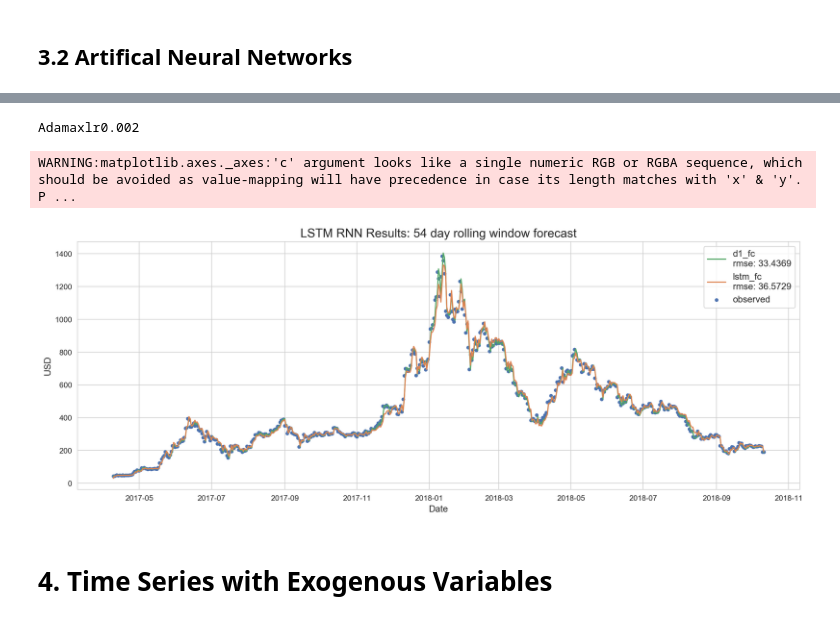
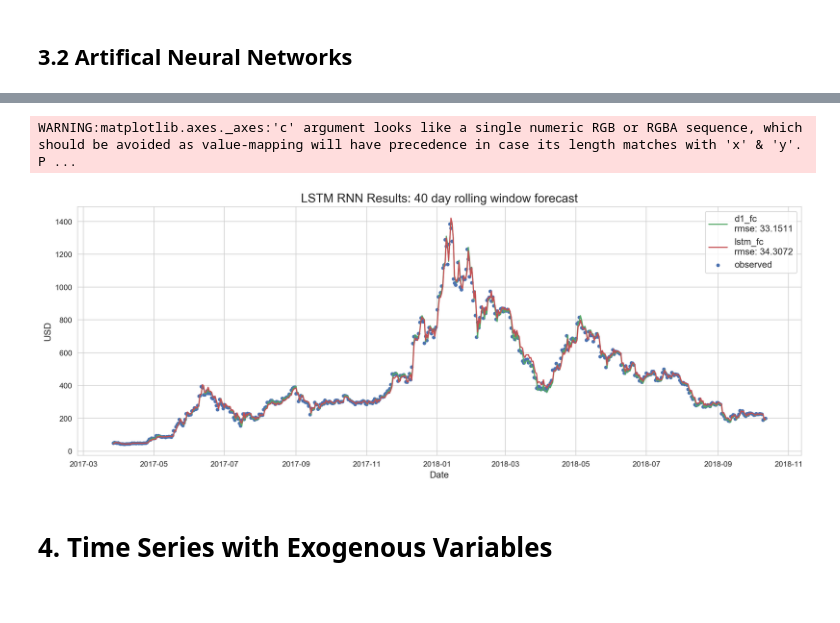
Before and after one commit to brianmcguckin/thinkful_final_capstone, a Jupyter notebook: Ethereum Time Series Analysis.ipynb, the cells around one changed output, grey strips where cells are left out. Drawn from its saved outputs; the diff is of its cells as text; code cells hidden in the pictures.

Commit message:
update lstm tunes

```diff
--- a/Ethereum Time Series Analysis.ipynb
+++ b/Ethereum Time Series Analysis.ipynb
@@ -486,10 +487,11 @@ pt_diffs mean = 54.30
 # %%
-window = 54
+window = 40
 # %% [markdown]
 ### 2.2.3 Stationarity
 # %%
 # reset time series using first significant changepoint
-ts = ts[break_points[0]:]
+ts = pd.DataFrame(raw.eth_close[break_points[0]:].copy())
+
 # first order difference
 ts['diff1'] = diff(ts.eth_close, k_diff=1)
 
@@ -512,9 +514,9 @@ plt.plot(
 #    label='eth diff1, {} day rolling std dev'.format(window),
 #    color=colors[1]
 #)
-plt.title('Ethereum Price, 1st Order Difference')
-plt.ylabel('USD')
-plt.xlabel('Date')
+plt.title('Ethereum Price, 1st Order Difference', size=title_fontsize)
+plt.ylabel('USD', size=ax_fontsize)
+plt.xlabel('Date', size=ax_fontsize)
 plt.legend(loc='upper left')
 plt.show()
 
@@ -920,30 +946,0 @@ Adamaxlr0.002
-# %%
-optimizer = 'Adamax'
-learning_rates = [0.001, 0.0015, 0.0025, 0.003, 0.0035]
-
-for lr in learning_rates:
-    print("{} {}".format(optimizer, lr))
-    lstm = build_lstm(
-        X=X,
-        units=1,
-        activation='tanh',
-        loss='mean_squared_error',
-        optimizer=optimizer,
-        lr=lr
-    )
-    # train & forecast
-    start_time = time.time()
-    lstm_fc = lstm_forecast(
-        model=lstm,
-        window=window,
-        X=X,
-        y=y,
-        epochs=500,
-        callbacks=[early_stopping]
-    )
-    # print and store results
-    print("runtime: {:.2f} seconds".format(time.time() - start_time))
-    print("rmse: {}".format(lstm_rmse(lstm_fc)))
-
-    lstm_results_dict.update({"{}lr{}".format(optimizer, lr): lstm_fc})
-    lstm_rmse_dict.update({"{}lr{}".format(optimizer, lr): lstm_rmse(lstm_fc)})
@@ -968,10 +947,6 @@ rmse: 41.94354642201091
-# %%
-print(min(lstm_rmse_dict, key=lstm_rmse_dict.get))
-# %% [output]
-Adamaxlr0.002
 # %%
 # compare best LSTM to same set of forecasts from ARIMA
-best_lstm = lstm_results_dict['Adamaxlr0.002']
+best_lstm = lstm_results_dict['hyperopt_Adagrad_tunedlr_tpe']
 
 # exclude arima predicted values that aren't predicted by lstm
 d1_fc_rmse = np.sqrt(mean_squared_error(
@@ -979,35 +954,35 @@ d1_fc_rmse = np.sqrt(mean_squared_error(
 
 fig, ax = plt.subplots(figsize=figsize1, dpi=dpi)
 # observed
 ax.scatter(
     ts.eth_close[-len(best_lstm):].index,
     ts.eth_close.values[-len(best_lstm):],
     label="observed",
     c=colors[0],
     s=14
 )
 # arima forecast
 ax.plot(
     ts.eth_close[-len(best_lstm):].index,
     d1_fc[0][-len(best_lstm):],
     label="d1_fc\nrmse: {:.4f}".format(d1_fc_rmse),
     c=colors[2]
 )
 # lstm forecast
 ax.plot(
     ts.eth_close[-len(best_lstm):].index,
     np.array(best_lstm).reshape(len(best_lstm),),
     label="lstm_fc\nrmse: {:.4f}".format(lstm_rmse(best_lstm)),
-    c=colors[1]
+    c=colors[3]
 )
 ax.set_title("LSTM RNN Results: {} day rolling window forecast".format(window), size=title_fontsize)
 ax.set_xlabel("Date", size=ax_fontsize)
 ax.set_ylabel("USD", size=ax_fontsize)
 ax.legend(prop={'size':ax_fontsize})
 plt.show()
 # %% [output]
 WARNING:matplotlib.axes._axes:'c' argument looks like a single numeric RGB or RGBA sequence, which should be avoided as value-mapping will have precedence in case its length matches with 'x' & 'y'.  P ...
-[figure, old version]
+[figure, new version]
 # %% [markdown]
 # 4. Time Series with Exogenous Variables
 # %% [markdown]
```
Also changed, not shown: parts of 40 cells of this notebook.
